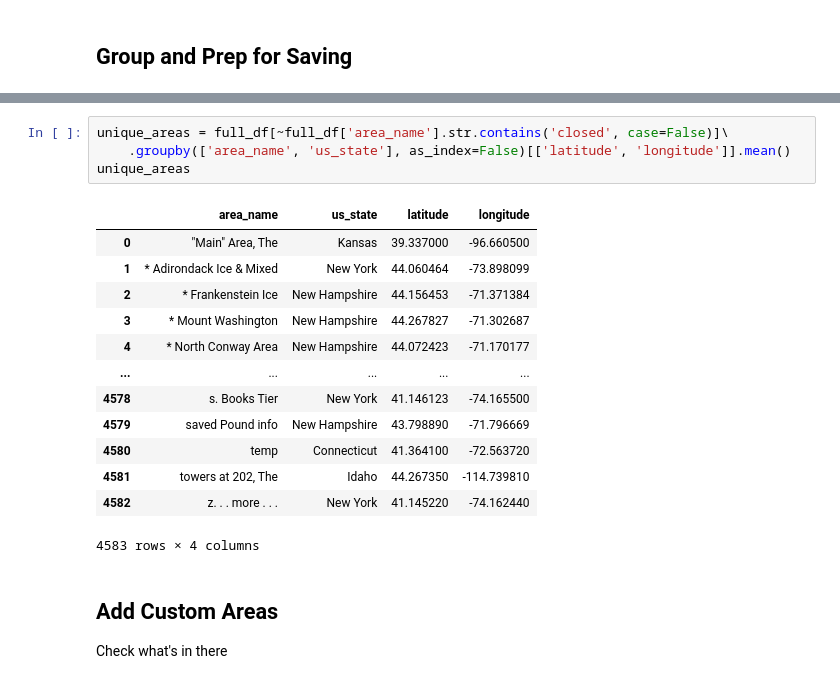
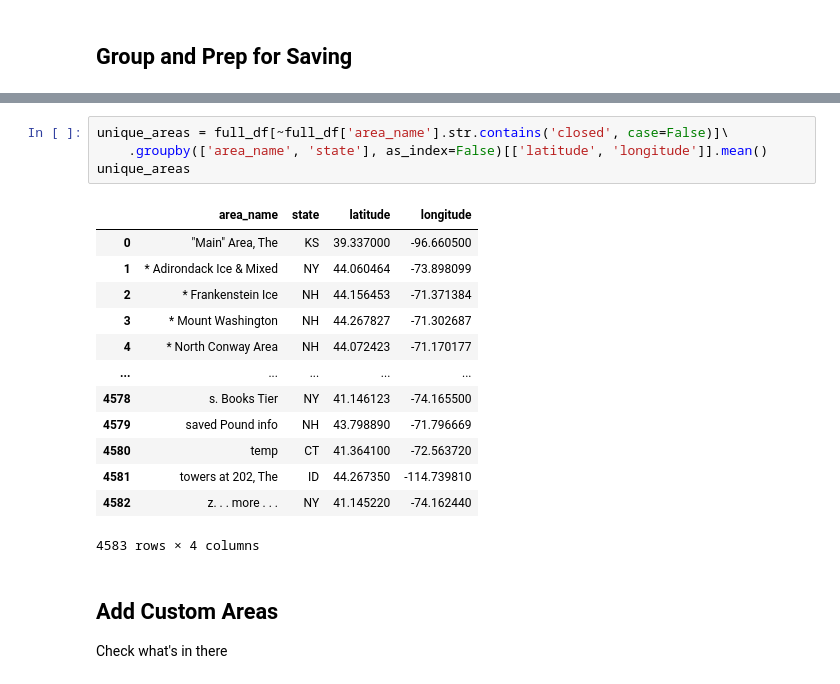
Before and after one commit to mnaylor5/prime-condies, a Jupyter notebook: data/parse-climbing-locations.ipynb, the cells around one changed output, grey strips where cells are left out. Cells and saved outputs as stored; diff of their text form.

Commit message:
switch to state abbreviations and add summary of next 24 hours in current conditions

```diff
--- a/data/parse-climbing-locations.ipynb
+++ b/data/parse-climbing-locations.ipynb
@@ -172,20 +250,20 @@ full_df.query("us_state == 'Utah'")
 # %%
 unique_areas = full_df[~full_df['area_name'].str.contains('closed', case=False)]\
-    .groupby(['area_name', 'us_state'], as_index=False)[['latitude', 'longitude']].mean()
+    .groupby(['area_name', 'state'], as_index=False)[['latitude', 'longitude']].mean()
 unique_areas
 # %% [output]
-|  | area_name | us_state | latitude | longitude |
-| 0 | "Main" Area, The | Kansas | 39.337000 | -96.660500 |
-| 1 | * Adirondack Ice & Mixed | New York | 44.060464 | -73.898099 |
-| 2 | * Frankenstein Ice | New Hampshire | 44.156453 | -71.371384 |
-| 3 | * Mount Washington | New Hampshire | 44.267827 | -71.302687 |
-| 4 | * North Conway Area | New Hampshire | 44.072423 | -71.170177 |
+|  | area_name | state | latitude | longitude |
+| 0 | "Main" Area, The | KS | 39.337000 | -96.660500 |
+| 1 | * Adirondack Ice & Mixed | NY | 44.060464 | -73.898099 |
+| 2 | * Frankenstein Ice | NH | 44.156453 | -71.371384 |
+| 3 | * Mount Washington | NH | 44.267827 | -71.302687 |
+| 4 | * North Conway Area | NH | 44.072423 | -71.170177 |
 | ... | ... | ... | ... | ... |
-| 4578 | s. Books Tier | New York | 41.146123 | -74.165500 |
-| 4579 | saved Pound info | New Hampshire | 43.798890 | -71.796669 |
-| 4580 | temp | Connecticut | 41.364100 | -72.563720 |
-| 4581 | towers at 202, The | Idaho | 44.267350 | -114.739810 |
-| 4582 | z. . . more . . . | New York | 41.145220 | -74.162440 |
+| 4578 | s. Books Tier | NY | 41.146123 | -74.165500 |
+| 4579 | saved Pound info | NH | 43.798890 | -71.796669 |
+| 4580 | temp | CT | 41.364100 | -72.563720 |
+| 4581 | towers at 202, The | ID | 44.267350 | -114.739810 |
+| 4582 | z. . . more . . . | NY | 41.145220 | -74.162440 |
 4583 rows × 4 columns
 # %% [markdown]
 ## Add Custom Areas
```
Also changed, not shown: parts of 9 cells of this notebook, 4 other files.
